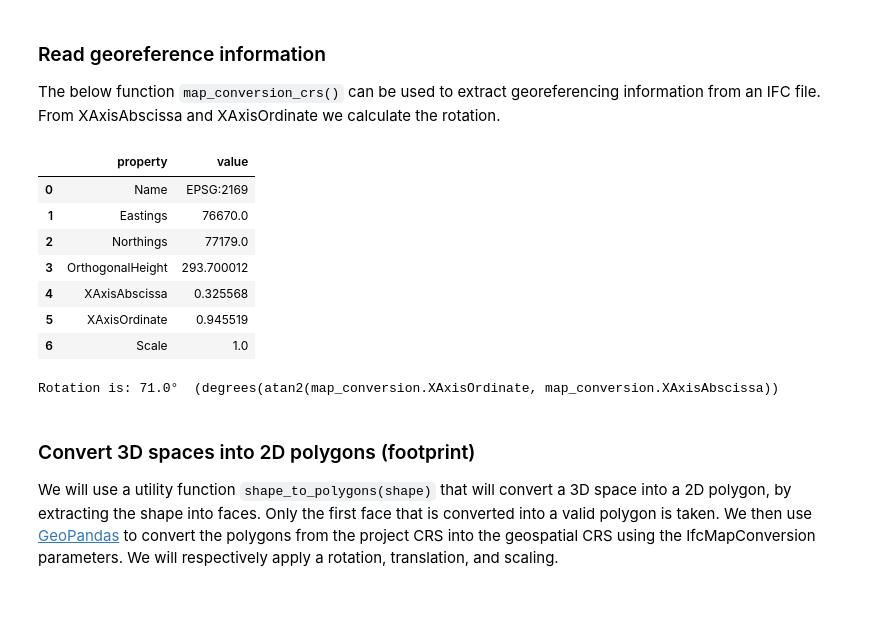
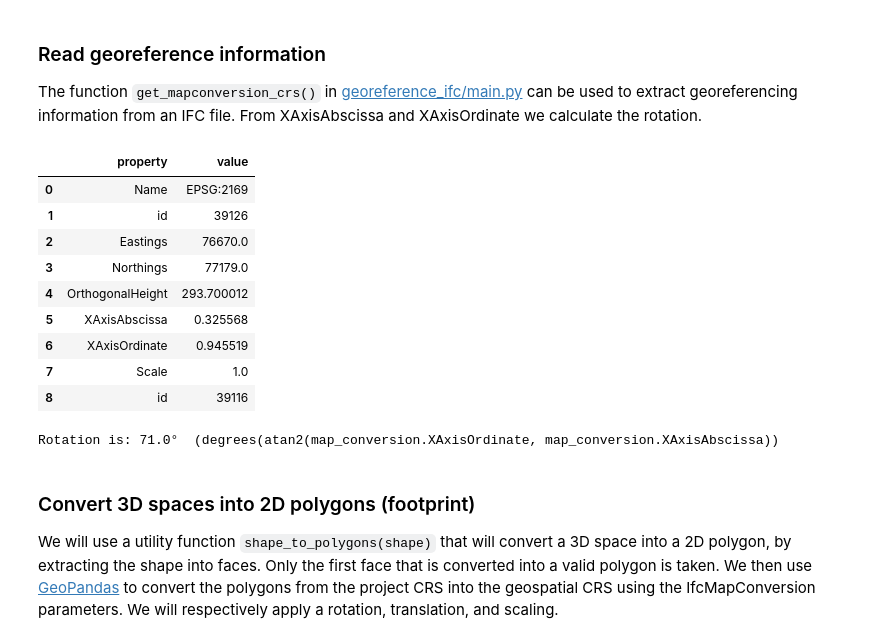
Before and after one commit to stijngoedertier/georeference-ifc, a Jupyter notebook: how-to-georeference-ifc-file.ipynb, the cells around one changed output. Cells and saved outputs as stored; diff of their text form; code cells hidden in the pictures; blank space fills up the shorter version.

Commit message:
move to folder georeference_ifc

```diff
--- a/how-to-georeference-ifc-file.ipynb
+++ b/how-to-georeference-ifc-file.ipynb
@@ -97,52 +79,31 @@ print(psets)
 # %% [markdown]
 ### Read georeference information
 
-The below function `map_conversion_crs()` can be used to extract georeferencing information from an IFC file. From XAxisAbscissa and XAxisOrdinate we calculate the rotation.
+The function `get_mapconversion_crs()` in [georeference_ifc/main.py](georeference_ifc/main.py) can be used to extract georeferencing information from an IFC file. From XAxisAbscissa and XAxisOrdinate we calculate the rotation.
 # %%
-import ifcopenshell.util.pset
-import ifcopenshell.util.geolocation
-from ifcopenshell.util.element import get_psets
+import georeference_ifc
+
+IfcMapConversion, IfcProjectedCRS = georeference_ifc.get_mapconversion_crs(ifc_file=ifc_file)
+
+
 import pandas as pd
 from IPython.display import display
-
-
-def map_conversion_crs(ifc_file):
-
-    class Struct:
-        def __init__(self, **entries):
-            self.__dict__.update(entries)
-
-    map_conversion = None
-    crs = None
-
-    if ifc_file.schema == 'IFC4':
-        project = ifc_file.by_type("IfcProject")[0]
-        for c in (m for c in project.RepresentationContexts for m in c.HasCoordinateOperation):
-            return c, c.TargetCRS
-    if ifc_file.schema == 'IFC2X3':
-        site = ifc_file.by_type("IfcSite")[0]
-        psets = get_psets(site)
-        if 'ePSet_MapConversion' in psets.keys() and 'ePSet_ProjectedCRS' in psets.keys():
-            return Struct(**psets['ePSet_MapConversion']), Struct(**psets['ePSet_ProjectedCRS'])
-    return map_conversion, crs
-
-
-IfcMapConversion, IfcProjectedCRS = map_conversion_crs(ifc_file)
-
 df = pd.DataFrame(list(IfcProjectedCRS.__dict__.items()) + list(IfcMapConversion.__dict__.items()), columns= ['property', 'value'])
 display(df)
 
 rotation = degrees(atan2(IfcMapConversion.XAxisOrdinate, IfcMapConversion.XAxisAbscissa))
 print(f'Rotation is: {rotation:.1f}°  (degrees(atan2(map_conversion.XAxisOrdinate, map_conversion.XAxisAbscissa)) ')
 # %% [output]
 |  | property | value |
 | 0 | Name | EPSG:2169 |
-| 1 | Eastings | 76670.0 |
-| 2 | Northings | 77179.0 |
-| 3 | OrthogonalHeight | 293.700012 |
-| 4 | XAxisAbscissa | 0.325568 |
-| 5 | XAxisOrdinate | 0.945519 |
-| 6 | Scale | 1.0 |
+| 1 | id | 39126 |
+| 2 | Eastings | 76670.0 |
+| 3 | Northings | 77179.0 |
+| 4 | OrthogonalHeight | 293.700012 |
+| 5 | XAxisAbscissa | 0.325568 |
+| 6 | XAxisOrdinate | 0.945519 |
+| 7 | Scale | 1.0 |
+| 8 | id | 39116 |
 Rotation is: 71.0°  (degrees(atan2(map_conversion.XAxisOrdinate, map_conversion.XAxisAbscissa))
 # %% [markdown]
 ### Convert 3D spaces into 2D polygons (footprint)
```
Also changed, not shown: parts of 4 cells of this notebook, 5 other files.
